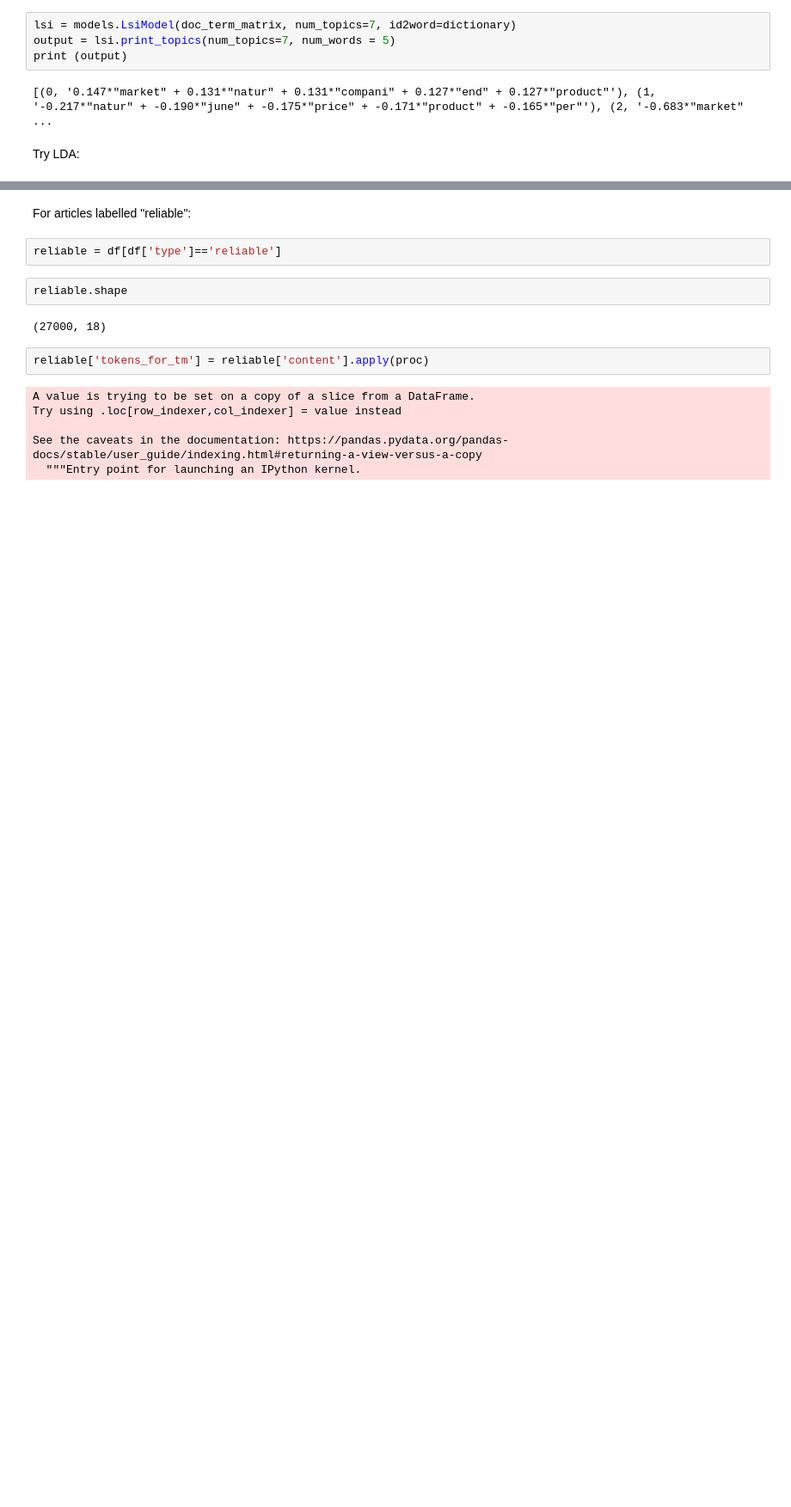
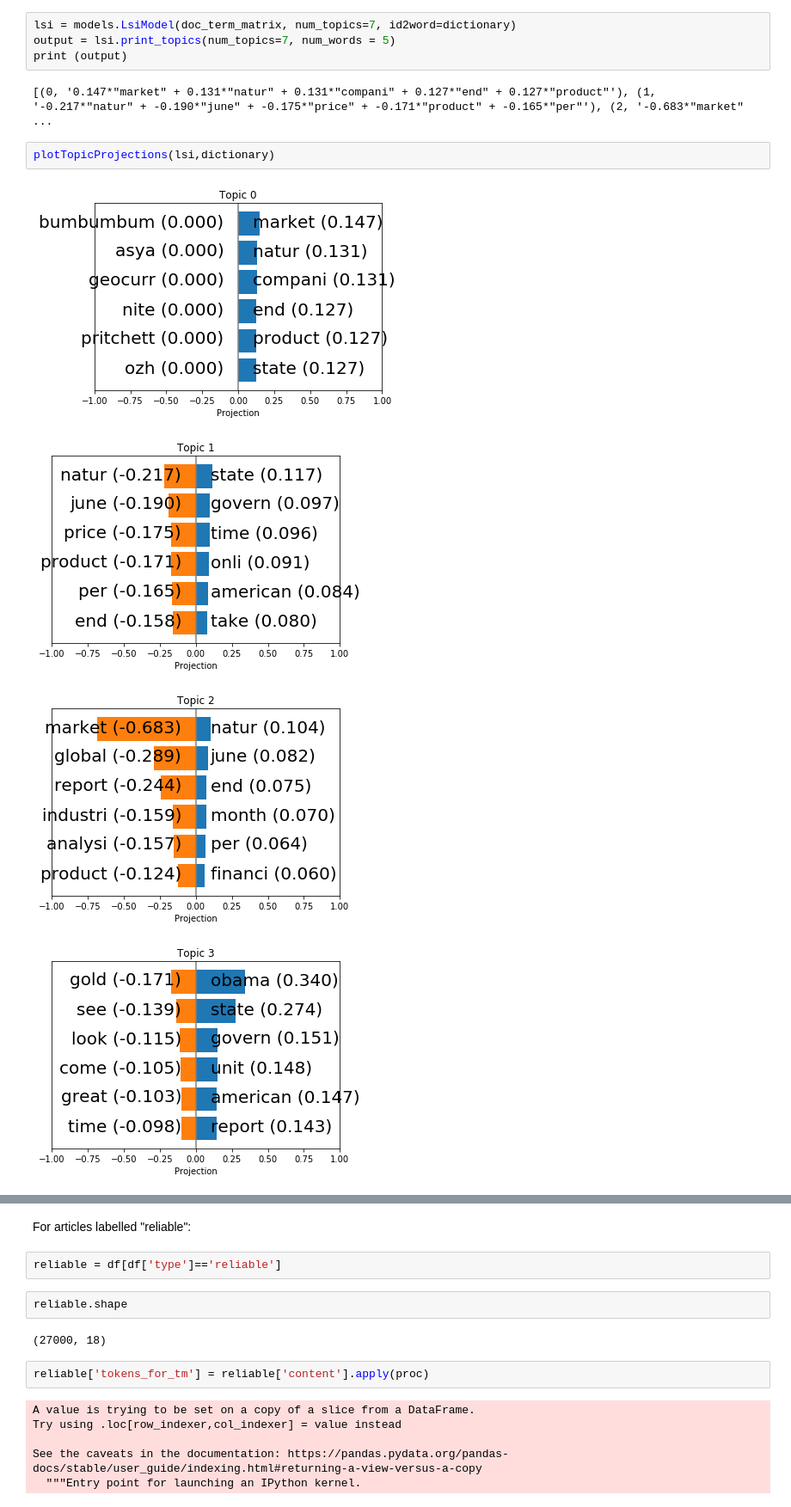
Before and after one commit to bijaykahar/English-Fake-News-Project, a Jupyter notebook: analysis.ipynb, the cells around one changed output, grey strips where cells are left out. Shown at 86% size. Saved outputs shown, nothing was run; the diff lists cells and outputs as text; blank space fills up the shorter version.

```diff
--- a/analysis.ipynb
+++ b/analysis.ipynb
@@ -1355,5 +1425,10 @@ output = lsi.print_topics(num_topics=7, num_words = 5)
 print (output)
 # %% [output]
 [(0, '0.147*"market" + 0.131*"natur" + 0.131*"compani" + 0.127*"end" + 0.127*"product"'), (1, '-0.217*"natur" + -0.190*"june" + -0.175*"price" + -0.171*"product" + -0.165*"per"'), (2, '-0.683*"market" ...
-# %% [markdown]
-Try LDA:
+# %%
+plotTopicProjections(lsi,dictionary)
+# %% [output]
+[figure, added]
+[figure, added]
+[figure, added]
+[figure, added]
```
Also changed, not shown: parts of 22 cells of this notebook.
